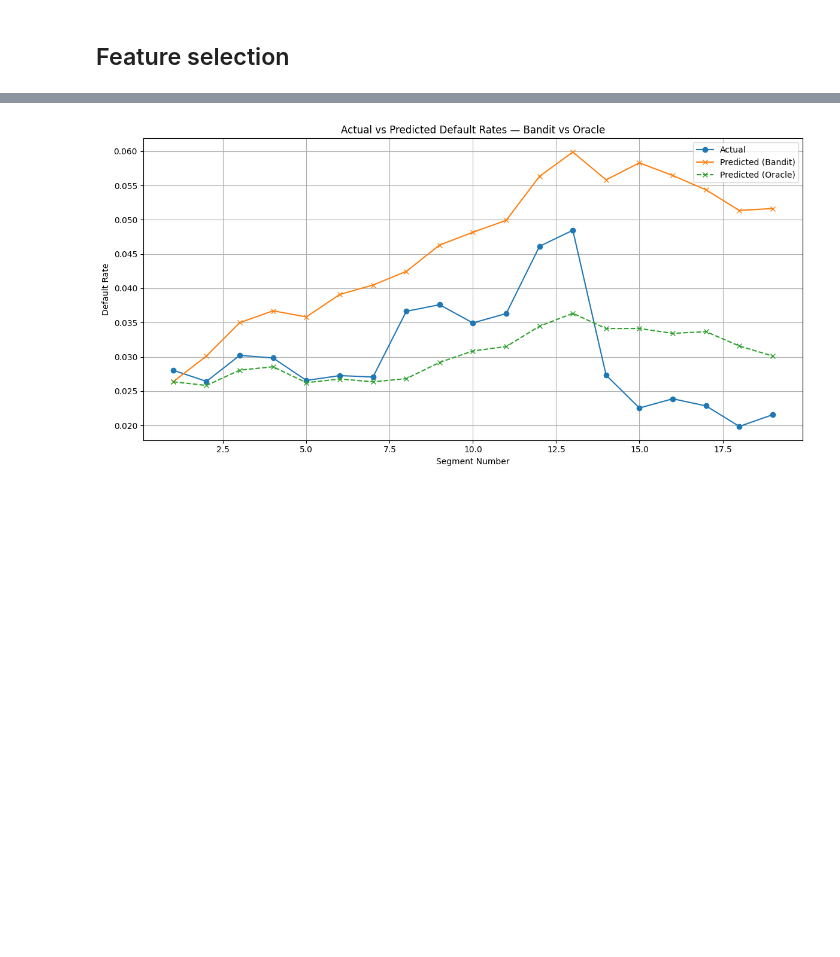
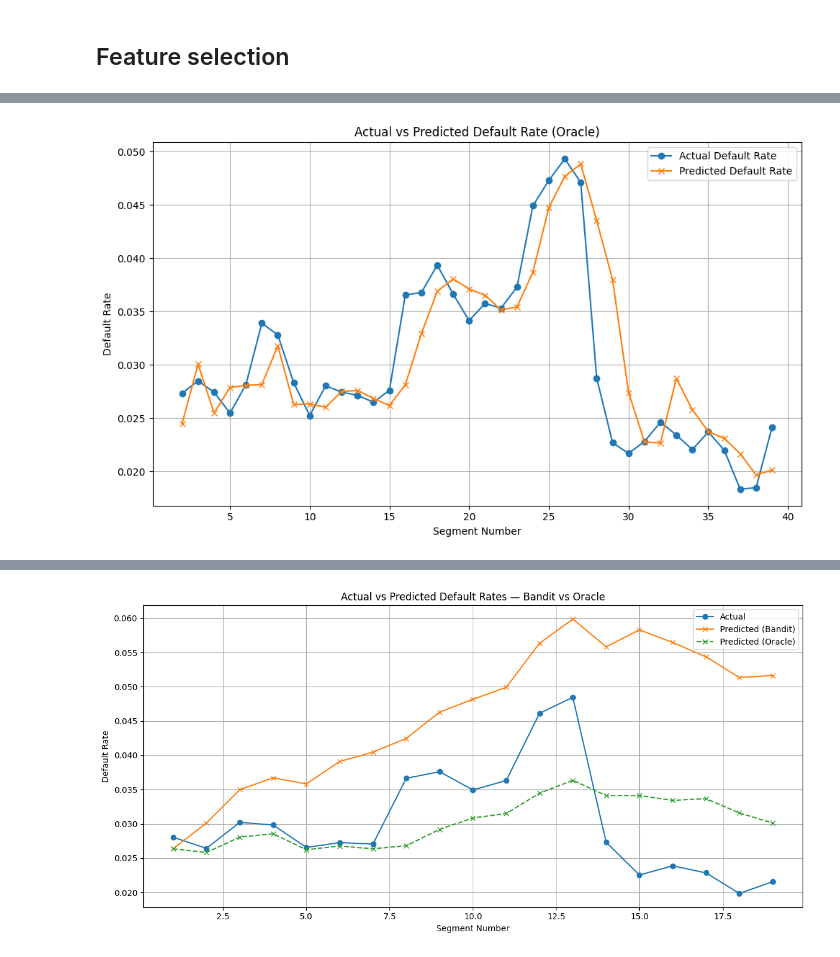
Before and after one commit to manpreetsingh227/MSc-project, a Jupyter notebook: notebooks/EDA.ipynb, the cells around one changed output, grey strips where cells are left out. Drawn from its saved outputs; the diff is of its cells as text; code cells hidden in the pictures; blank space fills up the shorter version.

```diff
--- a/notebooks/EDA.ipynb
+++ b/notebooks/EDA.ipynb
@@ -304,0 +442,15 @@ final_segments = merge_all_segments(cba_proc, static_proc, person_proc, appl_pro
+# %%
+oracle_df = run_oracle_with_n_splits(final_segments, n_previous_splits=2)
+oracle_df = oracle_df.sort_values('segment_num')
+plt.figure(figsize=(10, 6))
+plt.plot(oracle_df['segment_num'], oracle_df['actual_default_rate'], label='Actual Default Rate', marker='o')
+plt.plot(oracle_df['segment_num'], oracle_df['predicted_default_rate'], label='Predicted Default Rate', marker='x')
+plt.xlabel('Segment Number')
+plt.ylabel('Default Rate')
+plt.title('Actual vs Predicted Default Rate (Oracle)')
+plt.legend()
+plt.grid(True)
+plt.tight_layout()
+plt.show()
+# %% [output]
+[figure, added]
```
Also changed, not shown: parts of 6 cells of this notebook, 1 other file.
